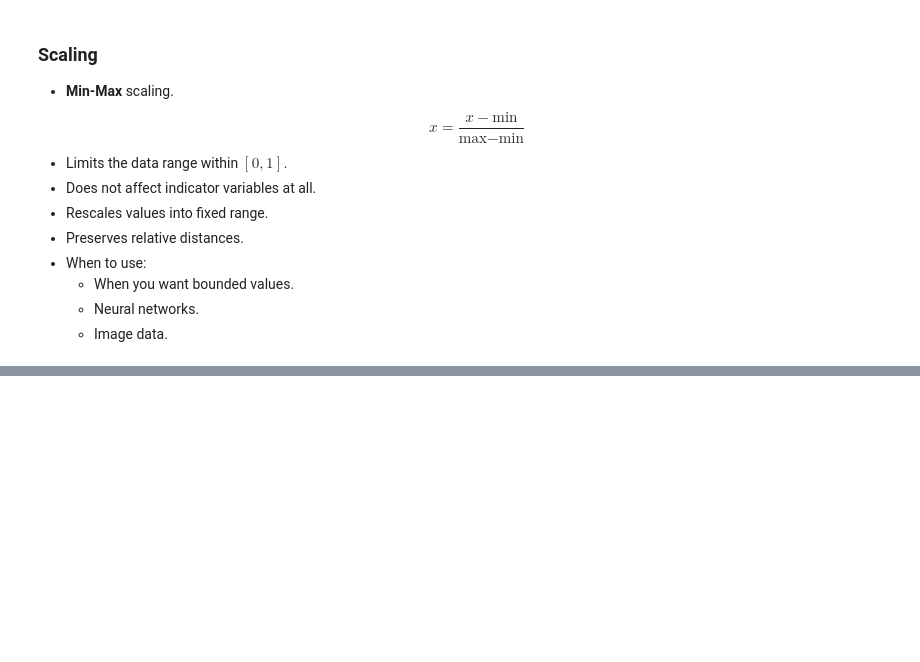
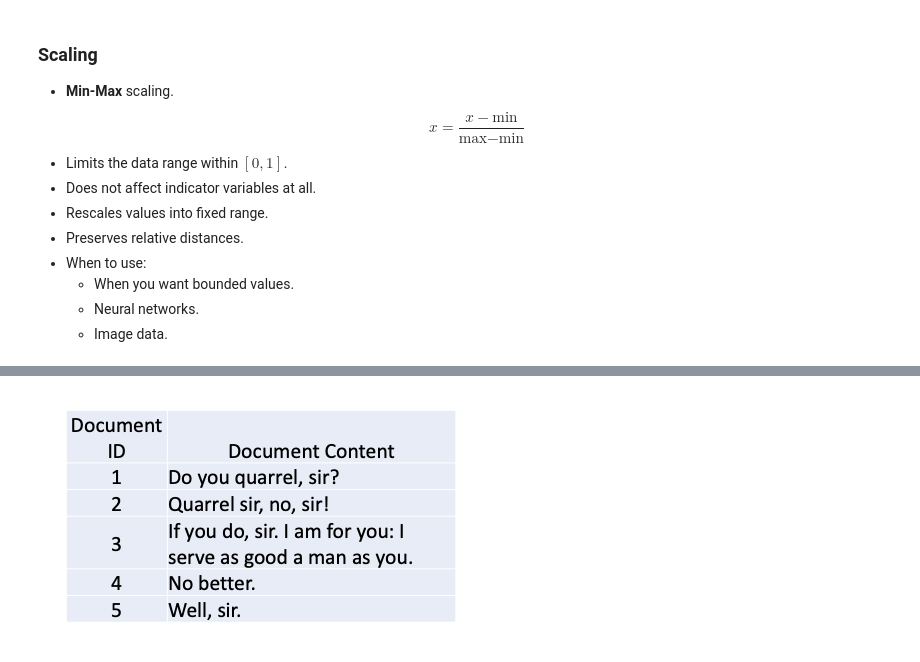
Before and after one commit to jlee2843/DS-Book, a Jupyter notebook: notes/Preprocessing.ipynb, the cells around one changed output, grey strips where cells are left out. Saved outputs shown, nothing was run; the diff lists cells and outputs as text; code cells hidden in the pictures; blank space fills up the shorter version.

Commit message:
adding text preprocessing

```diff
--- a/notes/Preprocessing.ipynb
+++ b/notes/Preprocessing.ipynb
@@ -36,0 +59,4 @@ $$ x = \frac{x-\text{min}}{\text{max} - \text{min}}$$
+# %%
+Image("../data/Preprocessing/TF-IDF.png")
+# %% [output]
+[figure, added]
```
Also changed, not shown: parts of 9 cells of this notebook, 6 other files.
